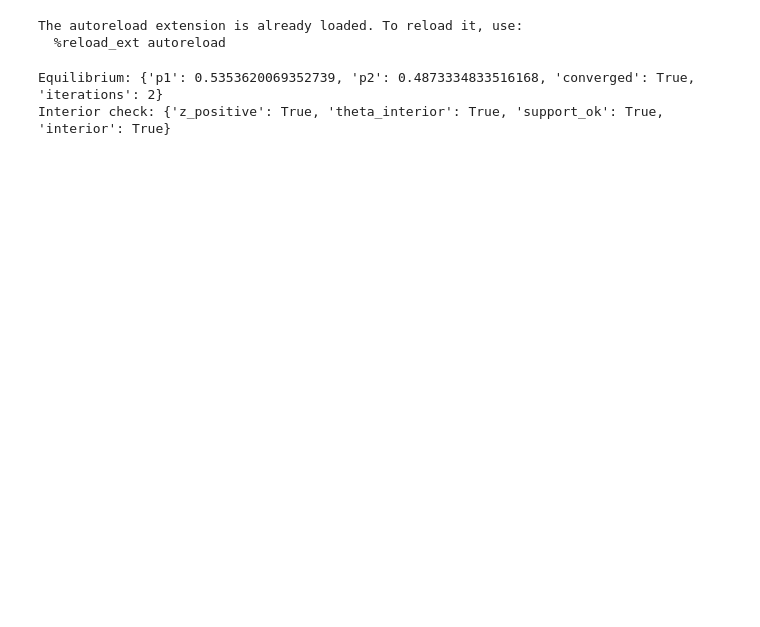
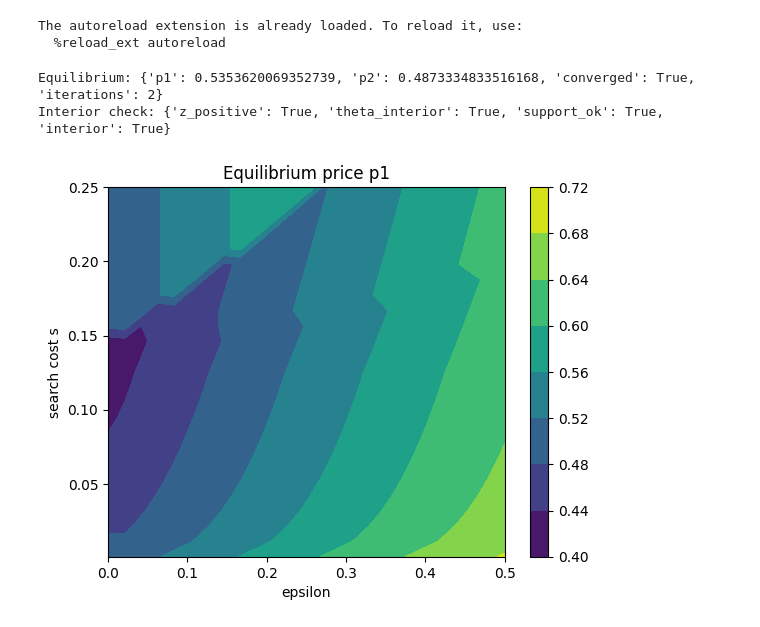
Before and after one commit to lkh927/masters2026, a Jupyter notebook: Model.ipynb, the cells around one changed output. Cells and saved outputs as stored; diff of their text form; code cells hidden in the pictures; blank space fills up the shorter version.

```diff
--- a/Model.ipynb
+++ b/Model.ipynb
@@ -30,5 +30,6 @@ print("Interior check:", check)
 Equilibrium: {'p1': 0.5353620069352739, 'p2': 0.4873334833516168, 'converged': True, 'iterations': 2}
 Interior check: {'z_positive': True, 'theta_interior': True, 'support_ok': True, 'interior': True}
 # %%
-eps_grid = np.linspace(0.0, 0.8, 25)   # preference strength
-s_grid   = np.linspace(0.001, 0.2, 25) # search cost (avoid 0 exactly)
+eps_grid = np.linspace(0.0, 0.5, 25)   # preference strength
+s_grid   = np.linspace(0.001, 0.25, 25) # search cost (avoid 0 exactly)
+results = []
@@ -34,0 +76,17 @@ s_grid   = np.linspace(0.001, 0.2, 25) # search cost (avoid 0 exactly)
+# %%
+df = pd.DataFrame(results)
+df["theta"] = df["theta"].clip(0, 1)
+p1_mat = df.pivot(index="s", columns="eps", values="p1")
+p2_mat = df.pivot(index="s", columns="eps", values="p2")
+theta_mat = df.pivot(index="s", columns="eps", values="theta")
+interior_mat = df.pivot(index="s", columns="eps", values="interior")
+# %%
+plt.figure()
+plt.contourf(eps_grid, s_grid, p1_mat.values)
+plt.colorbar()
+plt.title("Equilibrium price p1")
+plt.xlabel("epsilon")
+plt.ylabel("search cost s")
+plt.show()
+# %% [output]
+[figure, added]
```
Also changed, not shown: parts of 4 cells of this notebook, 1 other file.
